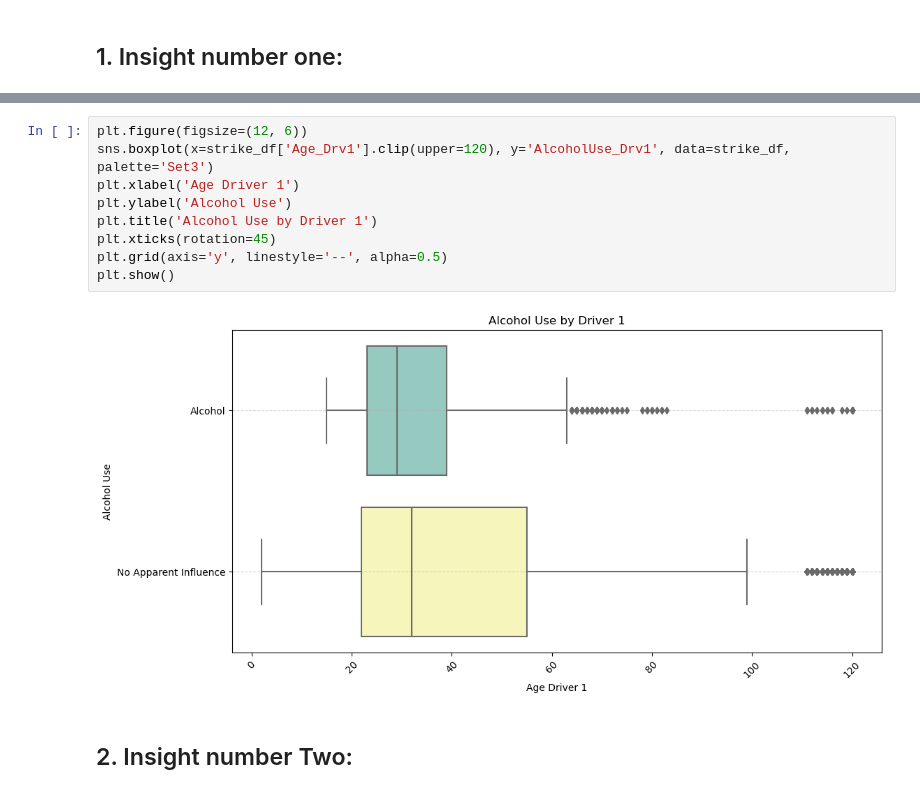
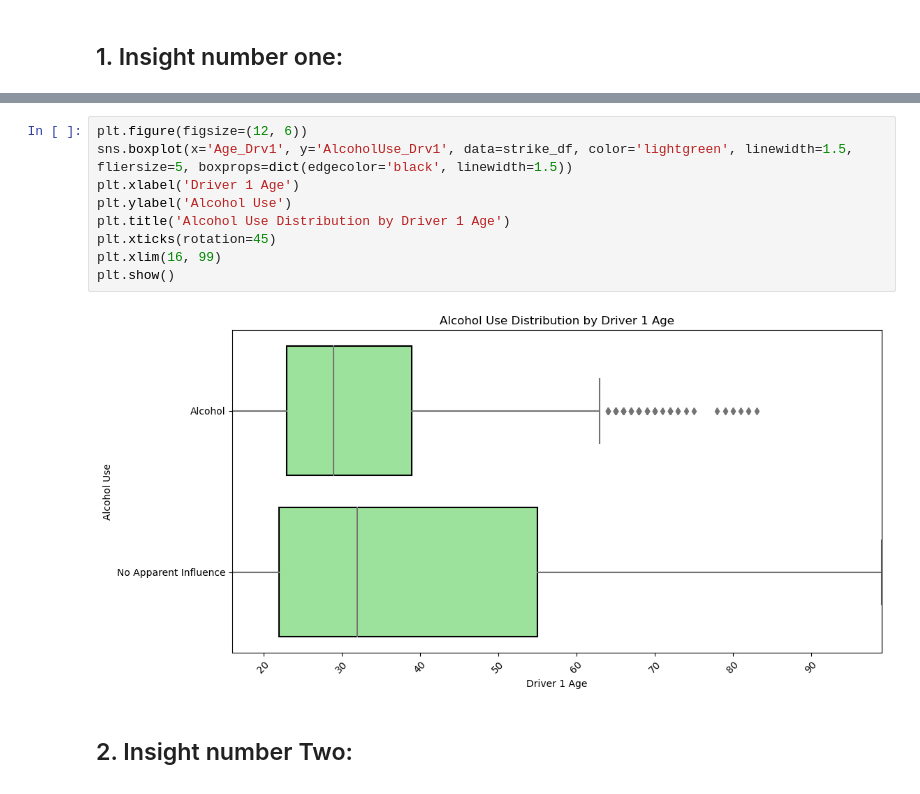
Before and after one commit to oribachar13579/oriandyuval, a Jupyter notebook: project.ipynb, the cells around one changed output, grey strips where cells are left out. Cells and saved outputs as stored; diff of their text form.

```diff
--- a/project.ipynb
+++ b/project.ipynb
@@ -219,14 +252,14 @@ The `ci` parameter is deprecated. Use `errorbar=None` for the same effect.
-# %%
-plt.figure(figsize=(12, 6))
-sns.boxplot(x=strike_df['Age_Drv1'].clip(upper=120), y='AlcoholUse_Drv1', data=strike_df, palette='Set3')
-plt.xlabel('Age Driver 1')
-plt.ylabel('Alcohol Use')
-plt.title('Alcohol Use by Driver 1')
-plt.xticks(rotation=45)
-plt.grid(axis='y', linestyle='--', alpha=0.5)
-plt.show()
-# %% [output]
-[figure, removed]
+# %%
+plt.figure(figsize=(12, 6))
+sns.boxplot(x='Age_Drv1', y='AlcoholUse_Drv1', data=strike_df, color='lightgreen', linewidth=1.5, fliersize=5, boxprops=dict(edgecolor='black', linewidth=1.5))
+plt.xlabel('Driver 1 Age')
+plt.ylabel('Alcohol Use')
+plt.title('Alcohol Use Distribution by Driver 1 Age')
+plt.xticks(rotation=45)
+plt.xlim(16, 99)
+plt.show()
+# %% [output]
+[figure, added]
 # %% [markdown]
 <a id='section2'></a>
 ## 2. Insight number Two:
```
Also changed, not shown: parts of 10 cells of this notebook.
